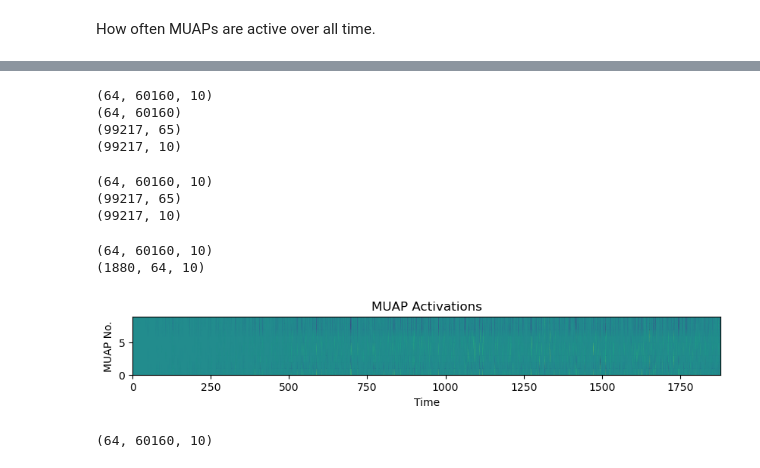
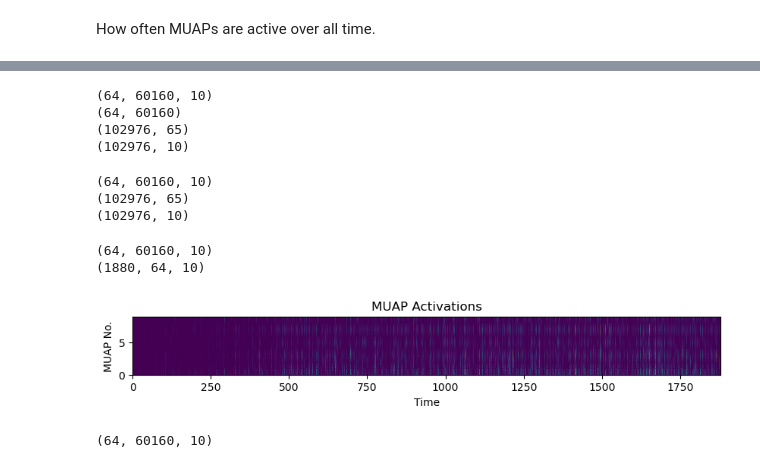
Before and after one commit to Electrum9/mlsp-project, a Jupyter notebook: Dictionary.ipynb, the cells around one changed output, grey strips where cells are left out. Cells and saved outputs as stored; diff of their text form; code cells hidden in the pictures.

```diff
--- a/Dictionary.ipynb
+++ b/Dictionary.ipynb
@@ -159,11 +152,11 @@ start, stop = 0, filtered_if1_out_mat.shape[0] # start and stop time in samples
 electrode = 32 # lower left electrode, closest on arm, in previously shown diagram
 
 wavelet_convolved = []
-WIDTHS = np.linspace(1, 3, 5) # roughly estimated based on total duration of Ricker wavelet, wavelet width, and durations of MUAP pulses
+WIDTHS = np.linspace(2, 6, 5) # roughly estimated based on total duration of Ricker wavelet, wavelet width, and durations of MUAP pulses
 
 def muap(samples, width):
-    A1 = -1
-    A2 = -1
+    A1 = -1/width
+    A2 = -1/width
     T1 = -width
     T2 = width
     std= width
@@ -171,12 +164,9 @@ def muap(samples, width):
     t = np.arange(0, samples) - (samples - 1.0) / 2
     return (A1 * np.exp(-((t - T1)**2) / (2 * std**2)) - A2 * np.exp(-((t - T2)**2) / (2 * std**2)))
 
-   # vec = np.arange(0, points) - (points - 1.0) / 2
-    return total
-
 WIDTHS = np.arange(2,10)
 for i in range(emg.shape[1]):
-    wavelet_convolved.append(cwt(filtered_if1_out_mat[:, i], ricker, WIDTHS))
+    wavelet_convolved.append(cwt(filtered_if1_out_mat[:, i], muap, WIDTHS))
 
 wavelet_convolved = np.asarray(wavelet_convolved)
 wavelet_convolved = np.moveaxis(wavelet_convolved, [0, 1, 2], [0, 2, 1])
@@ -225,7 +205,7 @@ activity.shape
 # NOTE: Activity must be positive everywhere (or at least at firing locations) for this to work!
 s = activity[:, start:stop].shape
 a_flat = activity.reshape(1,-1).T.squeeze()
-p, _ = find_peaks(a_flat)
+p, _ = find_peaks(-a_flat, distance=10)
 
 assignments = KMeans(n_clusters=2, n_init="auto").fit_predict(np.expand_dims(a_flat[p], axis=-1))
 #assignments = KMeans(n_clusters=2, n_init="auto").fit_predict(wavelet_convolved[0,100:-100,:])
@@ -492,8 +472,8 @@ peaks[win_idxs[0], win_idxs[1], :] = assn[:, :]
 # %% [output]
 (64, 60160, 10)
 (64, 60160)
-(99217, 65)
-(99217, 10)
+(102976, 65)
+(102976, 10)
 # %%
 activations_time_sync = np.zeros(shape=(assignments.shape[0], assignments.shape[1], activations.shape[-1]))
 print(peaks.shape)
@@ -512,32 +492,32 @@ print(assn.shape)
 activations_time_sync[win_idxs[0], win_idxs[1], :] = activations[:, :]
 # %% [output]
 (64, 60160, 10)
-(99217, 65)
-(99217, 10)
+(102976, 65)
+(102976, 10)
 # %%
 print(activations_time_sync.shape)
 plt.figure()
 
 CHUNK=32
 activations_time_sync_chunked = []
 for i in range(0, activations_time_sync.shape[1], CHUNK):
     chunk = activations_time_sync[:, i:min(i+CHUNK, activations_time_sync.shape[1])]
-    slice = np.mean(chunk, axis=1)
+    slice = np.max(chunk, axis=1)
     activations_time_sync_chunked.append(slice)
 activations_time_sync_chunked = np.asarray(activations_time_sync_chunked)
 print(activations_time_sync_chunked.shape)
 
 plt.pcolormesh(activations_time_sync_chunked[:,1].T, shading='gouraud')
 
 plt.title('MUAP Activations')
 plt.ylabel('MUAP No.')
 plt.xlabel('Time')
 plt.gcf().set_size_inches(10,1)
 plt.show()
 # %% [output]
 (64, 60160, 10)
 (1880, 64, 10)
-[figure, old version]
+[figure, new version]
 # %%
 plt.figure()
 modified = peaks.copy()
```
Also changed, not shown: parts of 18 cells of this notebook.
